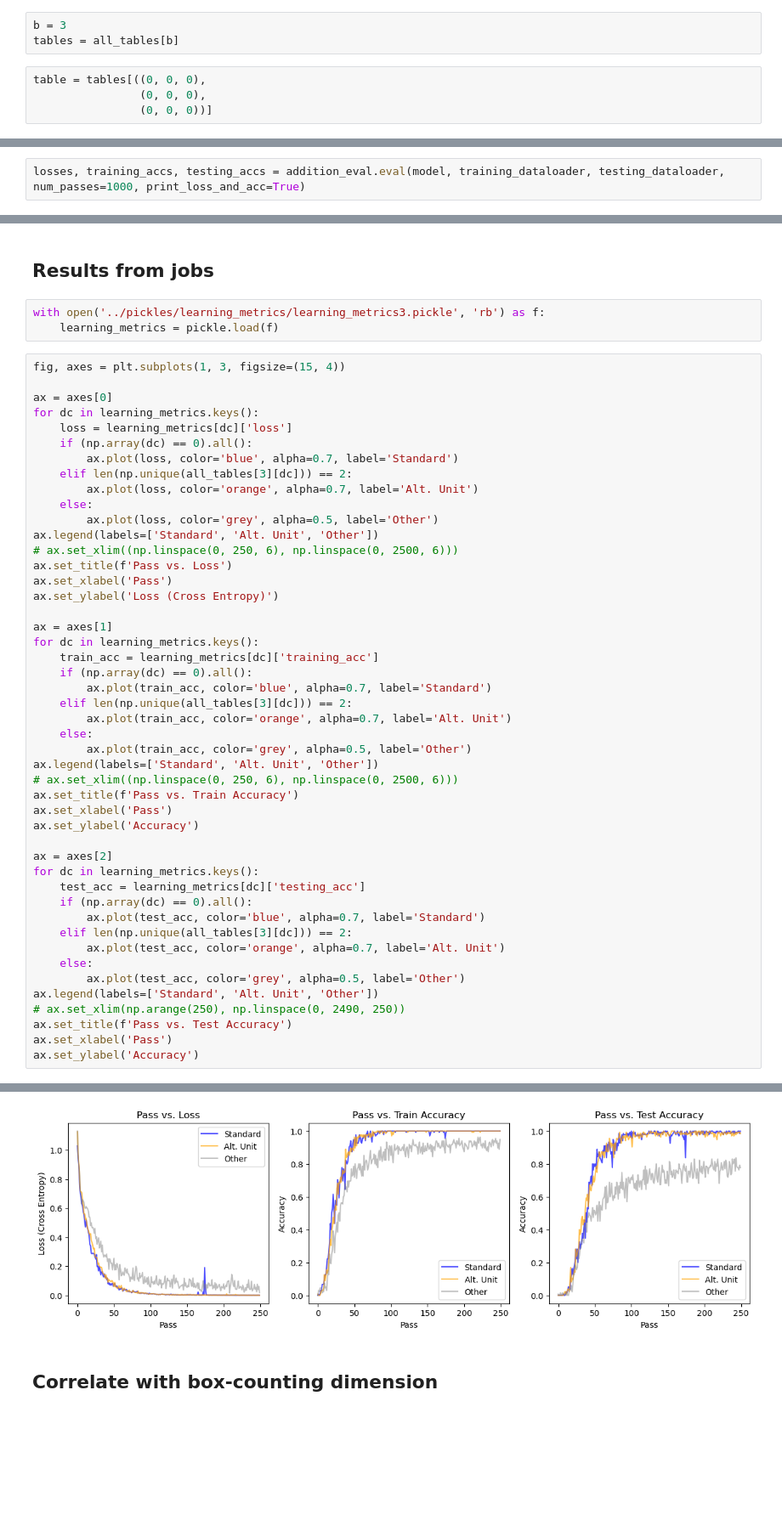
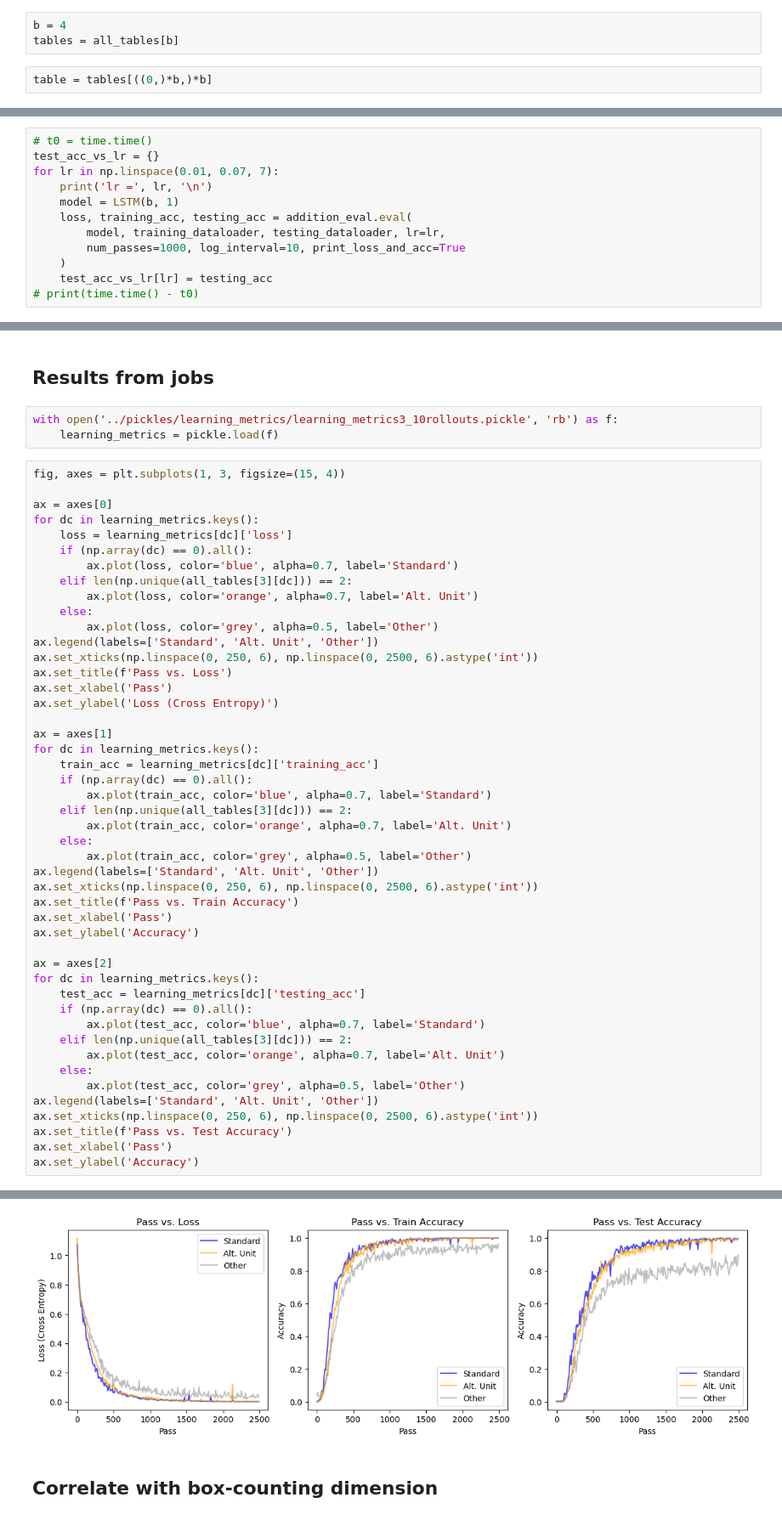
Before and after one commit to cutterdawes/BaseAddition, a Jupyter notebook: ml/ml.ipynb, the cells around one changed output, grey strips where cells are left out. Shown at 85% size. Saved outputs shown, nothing was run; the diff lists cells and outputs as text; blank space fills up the shorter version.

```diff
--- a/ml/ml.ipynb
+++ b/ml/ml.ipynb
@@ -30,8 +30,6 @@ with open('../pickles/carry_tables/all_tables_d1.pickle', 'rb') as f:
     all_tables = pickle.load(f)
 # %%
-b = 3
+b = 4
 tables = all_tables[b]
 # %%
-table = tables[((0, 0, 0),
-                (0, 0, 0),
-                (0, 0, 0))]
+table = tables[((0,)*b,)*b]
@@ -40,2 +38,12 @@ model = LSTM(b, 1)
 # %%
-losses, training_accs, testing_accs = addition_eval.eval(model, training_dataloader, testing_dataloader, num_passes=1000, print_loss_and_acc=True)
+# t0 = time.time()
+test_acc_vs_lr = {}
+for lr in np.linspace(0.01, 0.07, 7):
+    print('lr =', lr, '\n')
+    model = LSTM(b, 1)
+    loss, training_acc, testing_acc = addition_eval.eval(
+        model, training_dataloader, testing_dataloader, lr=lr,
+        num_passes=1000, log_interval=10, print_loss_and_acc=True
+    )
+    test_acc_vs_lr[lr] = testing_acc
+# print(time.time() - t0)
@@ -42,7 +79,7 @@ losses, training_accs, testing_accs = addition_eval.eval(model, training_dataloa
 # %% [markdown]
 ## Results from jobs
 # %%
-with open('../pickles/learning_metrics/learning_metrics3.pickle', 'rb') as f:
+with open('../pickles/learning_metrics/learning_metrics3_10rollouts.pickle', 'rb') as f:
     learning_metrics = pickle.load(f)
 # %%
 fig, axes = plt.subplots(1, 3, figsize=(15, 4))
@@ -57,43 +94,43 @@ for dc in learning_metrics.keys():
     else:
         ax.plot(loss, color='grey', alpha=0.5, label='Other')
 ax.legend(labels=['Standard', 'Alt. Unit', 'Other'])
-# ax.set_xlim((np.linspace(0, 250, 6), np.linspace(0, 2500, 6)))
+ax.set_xticks(np.linspace(0, 250, 6), np.linspace(0, 2500, 6).astype('int'))
 ax.set_title(f'Pass vs. Loss')
 ax.set_xlabel('Pass')
 ax.set_ylabel('Loss (Cross Entropy)')
 
 ax = axes[1]
 for dc in learning_metrics.keys():
     train_acc = learning_metrics[dc]['training_acc']
     if (np.array(dc) == 0).all():
         ax.plot(train_acc, color='blue', alpha=0.7, label='Standard')
     elif len(np.unique(all_tables[3][dc])) == 2:
         ax.plot(train_acc, color='orange', alpha=0.7, label='Alt. Unit')
     else:
         ax.plot(train_acc, color='grey', alpha=0.5, label='Other')
 ax.legend(labels=['Standard', 'Alt. Unit', 'Other'])
-# ax.set_xlim((np.linspace(0, 250, 6), np.linspace(0, 2500, 6)))
+ax.set_xticks(np.linspace(0, 250, 6), np.linspace(0, 2500, 6).astype('int'))
 ax.set_title(f'Pass vs. Train Accuracy')
 ax.set_xlabel('Pass')
 ax.set_ylabel('Accuracy')
 
 ax = axes[2]
 for dc in learning_metrics.keys():
     test_acc = learning_metrics[dc]['testing_acc']
     if (np.array(dc) == 0).all():
         ax.plot(test_acc, color='blue', alpha=0.7, label='Standard')
     elif len(np.unique(all_tables[3][dc])) == 2:
         ax.plot(test_acc, color='orange', alpha=0.7, label='Alt. Unit')
     else:
         ax.plot(test_acc, color='grey', alpha=0.5, label='Other')
 ax.legend(labels=['Standard', 'Alt. Unit', 'Other'])
-# ax.set_xlim(np.arange(250), np.linspace(0, 2490, 250))
+ax.set_xticks(np.linspace(0, 250, 6), np.linspace(0, 2500, 6).astype('int'))
 ax.set_title(f'Pass vs. Test Accuracy')
 ax.set_xlabel('Pass')
 ax.set_ylabel('Accuracy')
 # %% [output]
 Text(0, 0.5, 'Accuracy')
-[figure, old version]
+[figure, new version]
 # %% [markdown]
 ## Correlate with box-counting dimension
 # %%
```
Also changed, not shown: parts of 15 cells of this notebook, 4 other files.
